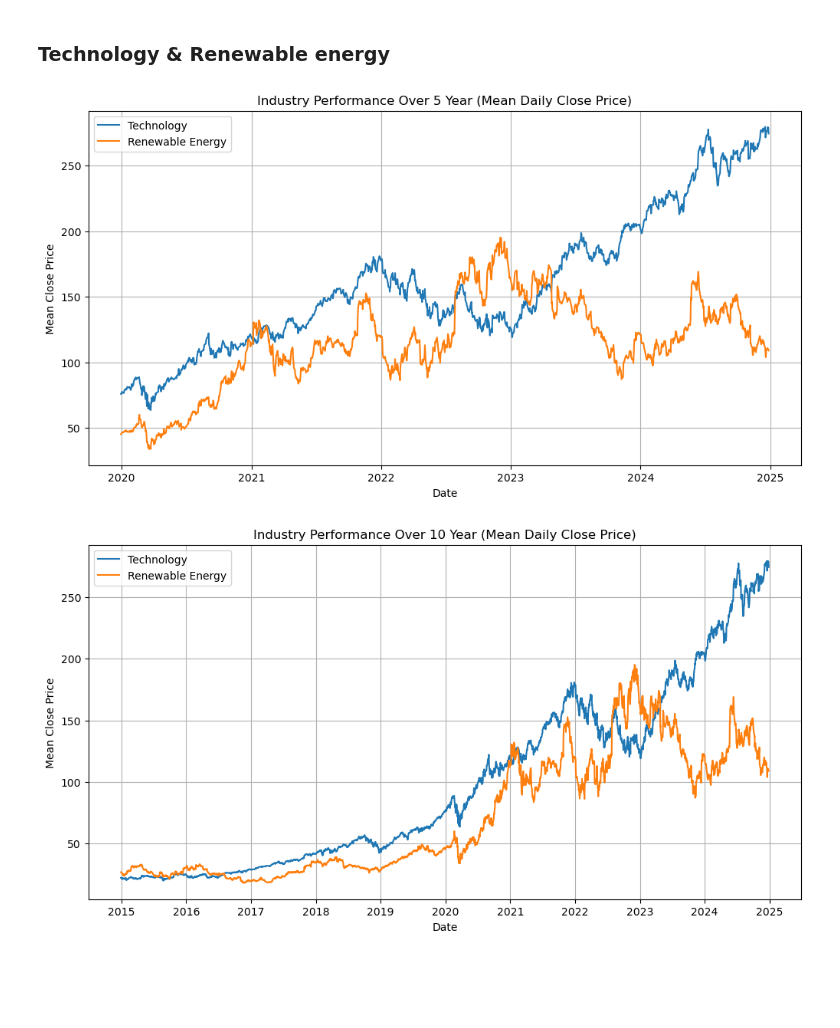
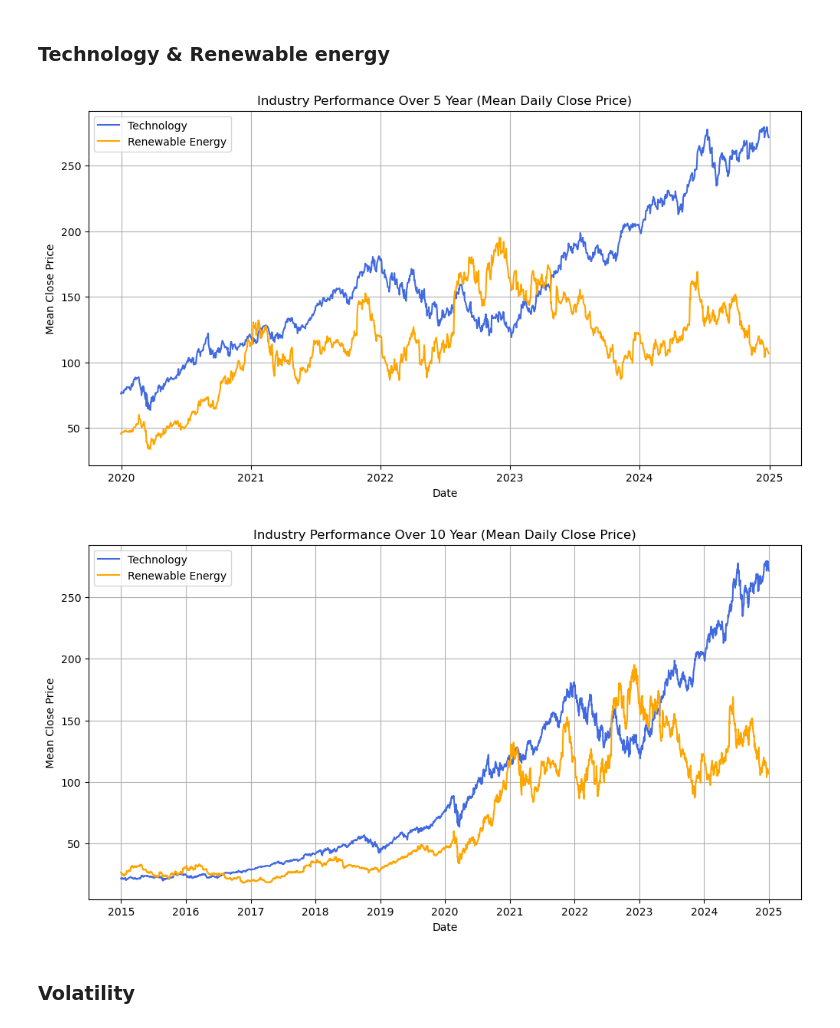
Before and after one commit to Ange-Dvs/PFDA-project, a Jupyter notebook: stocks.ipynb, the cells around one changed output. Drawn from its saved outputs; the diff is of its cells as text; code cells hidden in the pictures; blank space fills up the shorter version.

```diff
--- a/stocks.ipynb
+++ b/stocks.ipynb
@@ -207,3 +209,12 @@ for time_period, df in industry_dataframes.items():
+# %%
+
+# Define a dictionary mapping industries to colors
+colours = {
+    'Technology': 'royalblue',
+    'Quantum Computing': 'orchid',
+    'Electric Vehicles': 'green',
+    'Renewable Energy': 'orange'
+}
 # %% [markdown]
 ## Industry performance
 # %% [markdown]
@@ -273,8 +284,11 @@ for industry in plot_df['Industry'].unique():
     # filtering data for the specified industry
     industry_data = plot_df[plot_df['Industry'] == industry]
 
+    # getting the colour from the colours dictionary specified for that industry
+    color = colours.get(industry)
+
     # ploting the data using the datetime index
-    plt.plot(industry_data.index, industry_data['Close'], label=industry)
+    plt.plot(industry_data.index, industry_data['Close'], label=industry, color=color)
 
 # Add labels, title, and legend
 plt.xlabel('Date')
@@ -305,8 +319,11 @@ for industry in plot_df['Industry'].unique():
     # filtering data for the specified industry
     industry_data = plot_df[plot_df['Industry'] == industry]
 
+    # getting the colour from the colours dictionary specified for that industry
+    color = colours.get(industry)
+
     # ploting the data using the datetime index
-    plt.plot(industry_data.index, industry_data['Close'], label=industry)
+    plt.plot(industry_data.index, industry_data['Close'], label=industry, color=color)
 
 # Add labels, title, and legend
 plt.xlabel('Date')
@@ -316,34 +333,39 @@ plt.legend()
 plt.grid(True)
 plt.show()
 # %% [output]
-[figure, old version]
+[figure, new version]
 # %%
 # filtering the combinded data in the dataframe to just select the data for the 10-year timeframe
 filtered_df = industry_mean_close_combined[industry_mean_close_combined['Timeframe'] == '10y']
 
 # creating a copy for plotting, so the original data remains unchanged
 plot_df = filtered_df.copy()
 
 # applying interpolation to handle missing values in the 'Close' column
 plot_df['Close'] = plot_df['Close'].interpolate(method='linear')
 
 # creating the plot
 plt.figure(figsize=(12, 6))
 
 # looping through each industry in the 10-year data by each unique value in the 'Industry' column
 for industry in plot_df['Industry'].unique():
     # filtering data for the specified industry
     industry_data = plot_df[plot_df['Industry'] == industry]
 
+    # getting the colour from the colours dictionary specified for that industry
+    color = colours.get(industry)
+
     # ploting the data using the datetime index
-    plt.plot(industry_data.index, industry_data['Close'], label=industry)
+    plt.plot(industry_data.index, industry_data['Close'], label=industry, color=color)
 
 # Add labels, title, and legend
 plt.xlabel('Date')
 plt.ylabel('Mean Close Price')
 plt.title('Industry Performance Over 10 Year (Mean Daily Close Price)')
 plt.legend()
 plt.grid(True)
 plt.show()
 # %% [output]
-[figure, old version]
+[figure, new version]
+# %% [markdown]
+### Volatility
```
Also changed, not shown: parts of 9 cells of this notebook, 5 other files.
